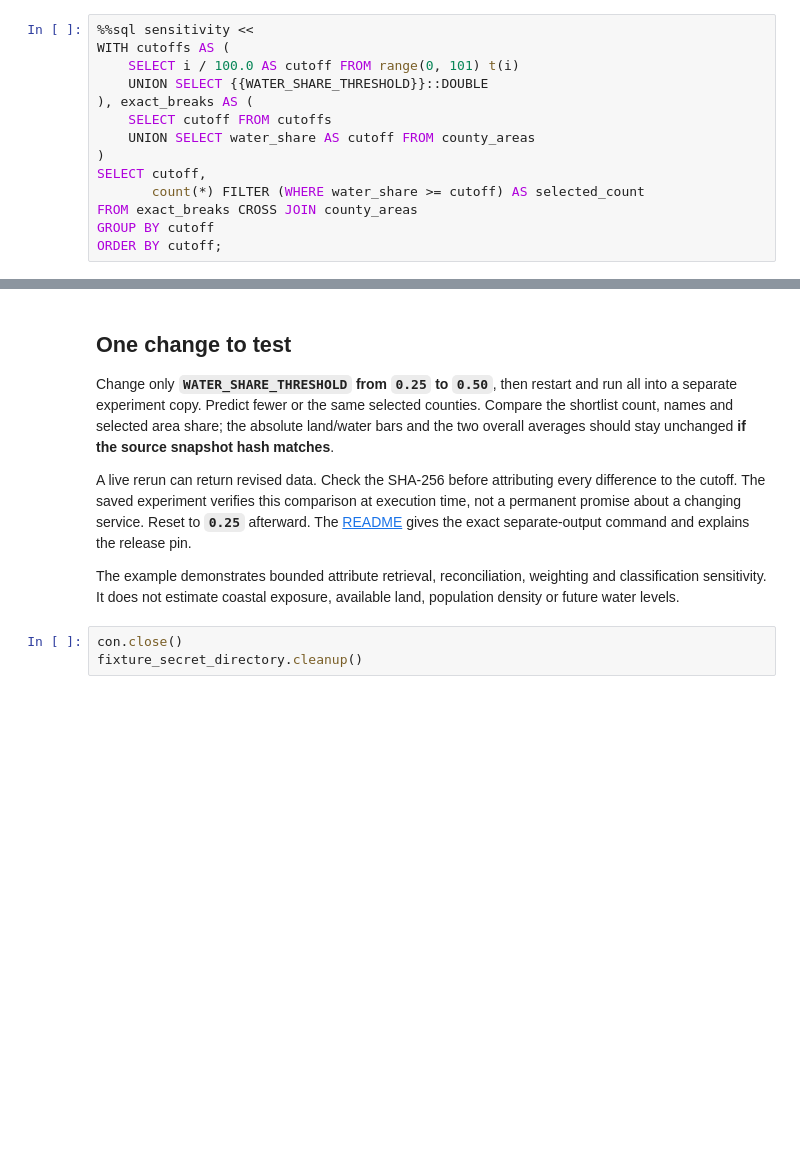
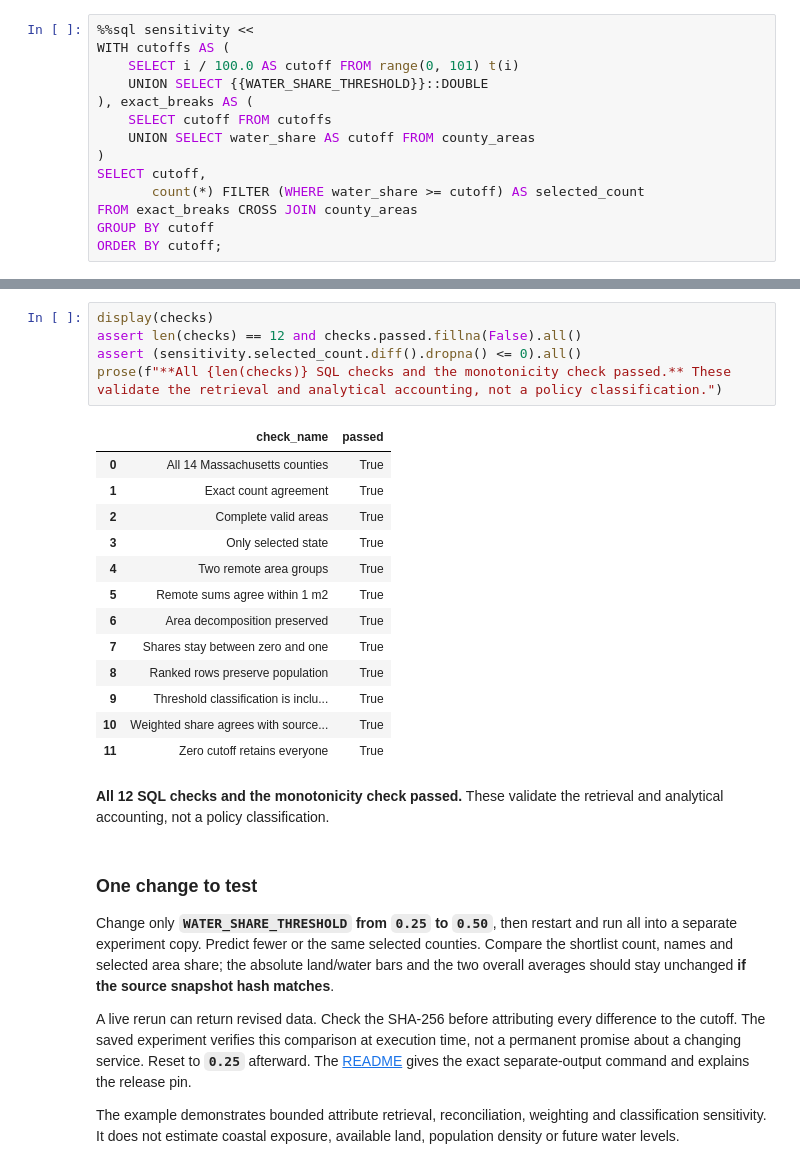
Before and after one commit to Query-farm/vgi-arcgis, a Jupyter notebook: notebooks/01_county_land_and_water.ipynb, the cells around one changed output, grey strips where cells are left out. Cells and saved outputs as stored; diff of their text form; blank space fills up the shorter version.

Commit message:
docs(notebooks): reconcile ArcGIS populations and imagery samples [skip ci]

```diff
--- a/notebooks/01_county_land_and_water.ipynb
+++ b/notebooks/01_county_land_and_water.ipynb
@@ -270,11 +286,28 @@ At **≥25% water**, the shortlist contains **6 of 14 counties** and **39.2% of
+# %%
+display(checks)
+assert len(checks) == 12 and checks.passed.fillna(False).all()
+assert (sensitivity.selected_count.diff().dropna() <= 0).all()
+prose(f"**All {len(checks)} SQL checks and the monotonicity check passed.** These validate the retrieval and analytical accounting, not a policy classification.")
+# %% [output]
+|  | check_name | passed |
+| 0 | All 14 Massachusetts counties | True |
+| 1 | Exact count agreement | True |
+| 2 | Complete valid areas | True |
+| 3 | Only selected state | True |
+| 4 | Two remote area groups | True |
+| 5 | Remote sums agree within 1 m2 | True |
+| 6 | Area decomposition preserved | True |
+| 7 | Shares stay between zero and one | True |
+| 8 | Ranked rows preserve population | True |
+| 9 | Threshold classification is inclu... | True |
+| 10 | Weighted share agrees with source... | True |
+| 11 | Zero cutoff retains everyone | True |
+**All 12 SQL checks and the monotonicity check passed.** These validate the retrieval and analytical accounting, not a policy classification.
 # %% [markdown]
-## One change to test
+### One change to test
 
 Change only **`WATER_SHARE_THRESHOLD` from `0.25` to `0.50`**, then restart and run all into a separate experiment copy. Predict fewer or the same selected counties. Compare the shortlist count, names and selected area share; the absolute land/water bars and the two overall averages should stay unchanged **if the source snapshot hash matches**.
 
 A live rerun can return revised data. Check the SHA-256 before attributing every difference to the cutoff. The saved experiment verifies this comparison at execution time, not a permanent promise about a changing service. Reset to **`0.25`** afterward. The [README](README.md) gives the exact separate-output command and explains the release pin.
 
 The example demonstrates bounded attribute retrieval, reconciliation, weighting and classification sensitivity. It does not estimate coastal exposure, available land, population density or future water levels.
-# %%
-con.close()
-fixture_secret_directory.cleanup()
```
Also changed, not shown: parts of 23 cells of this notebook, 11 other files.
